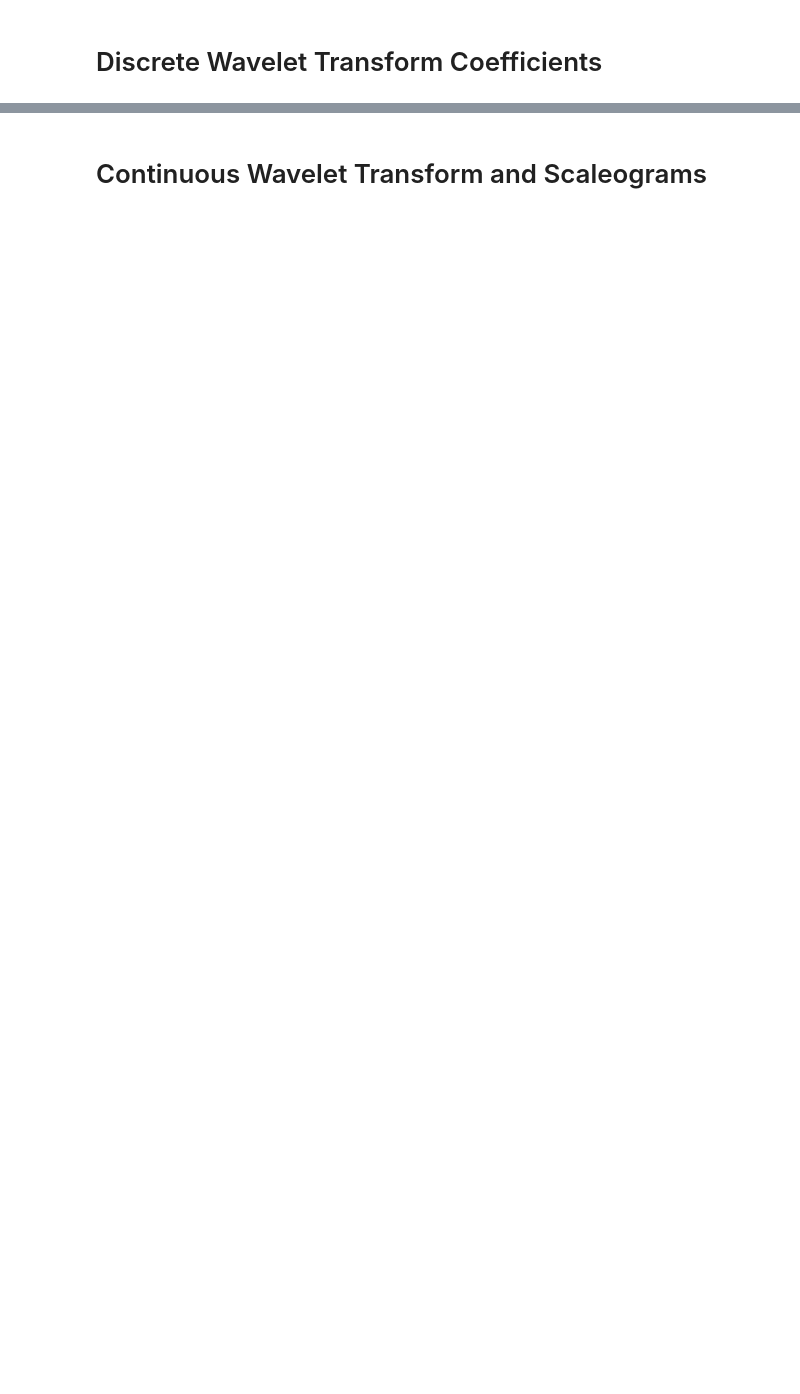
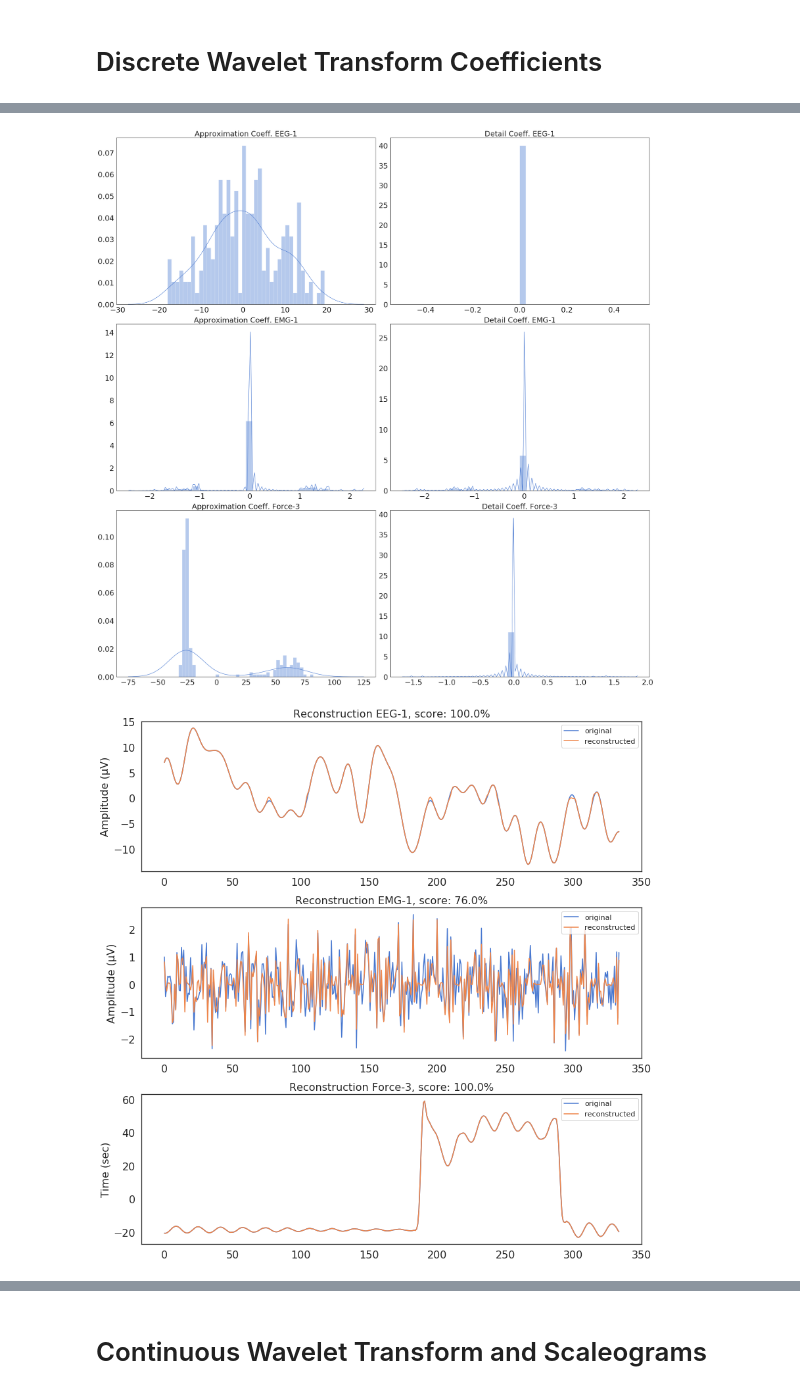
Before and after one commit to andac-demir/HapticsDynamicSystemIdentification, a Jupyter notebook: spectralAnalysis.ipynb, the cells around one changed output, grey strips where cells are left out. Cells and saved outputs as stored; diff of their text form; code cells hidden in the pictures; blank space fills up the shorter version.

```diff
--- a/spectralAnalysis.ipynb
+++ b/spectralAnalysis.ipynb
@@ -223,0 +264,39 @@ DWT coefficients:
+# %%
+thresholded_list_of_coeffs = []
+
+def threshold_coeffs(coeffs, threshold=1.0):
+    return [0 if abs(coef)<threshold else coef for coef in coeffs]
+    #return [coef for coef in coeffs if coef>threshold]
+
+for coeffs in list_of_coeffs:
+    thresholded_list_of_coeffs.append(threshold_coeffs(coeffs))
+
+hist_dwtCoeffs(thresholded_list_of_coeffs)
+
+# Plot the reconstructed signals and show reconstruction scores
+scores, reconstructed_sigs = [], []
+fig, axes = plt.subplots(3, figsize=(12,12), sharex=False)
+for i, signal in enumerate([eeg_signal_1, emg_signal_1, force_signal_3]):
+    axes[i].plot(time, signal, label='original')
+    cA = thresholded_list_of_coeffs[2*i]
+    cD = thresholded_list_of_coeffs[2*i+1]
+    reconstructed_sigs.append(pywt.idwt(cA, cD, 'db4'))
+    scores.append(get_reconstruction_score(signal, reconstructed_sigs[-1][:-1]))
+
+for i, recon in enumerate(reconstructed_sigs):
+    axes[i].plot(time, recon[:-1], label='reconstructed')
+    axes[i].tick_params(axis='both', which='major', labelsize=16)
+    axes[i].legend(loc='upper right')
+
+axes[0].set_title('Reconstruction EEG-1, score: %.1f' %scores[0]+'%', fontsize=16)
+axes[0].set_ylabel('Amplitude (\u03bcV)', fontsize=16)
+axes[1].set_title('Reconstruction EMG-1, score: %.1f' %scores[1]+'%', fontsize=16)
+axes[1].set_ylabel('Amplitude (\u03bcV)', fontsize=16)
+axes[2].set_title('Reconstruction Force-3, score: %.1f' %scores[2]+'%', fontsize=16)
+axes[2].set_ylabel('Amplitude (mV)', fontsize=16)
+axes[2].set_ylabel('Time (sec)', fontsize=16)
+
+plt.tight_layout()
+# %% [output]
+[figure, added]
+[figure, added]
```
Also changed, not shown: parts of 12 cells of this notebook.
